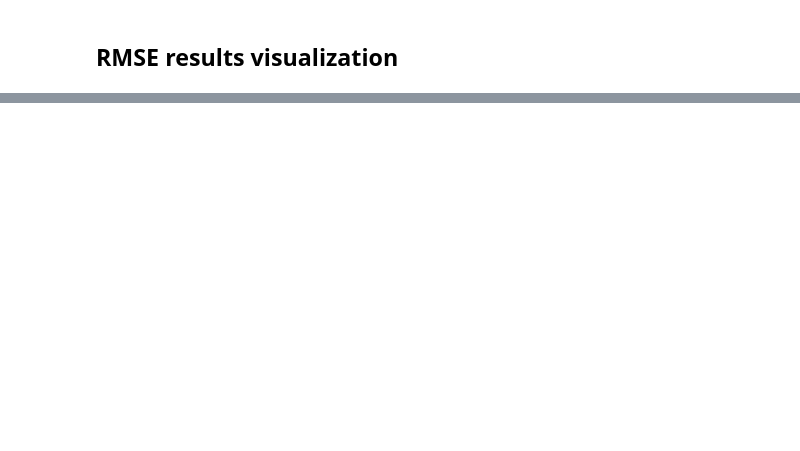
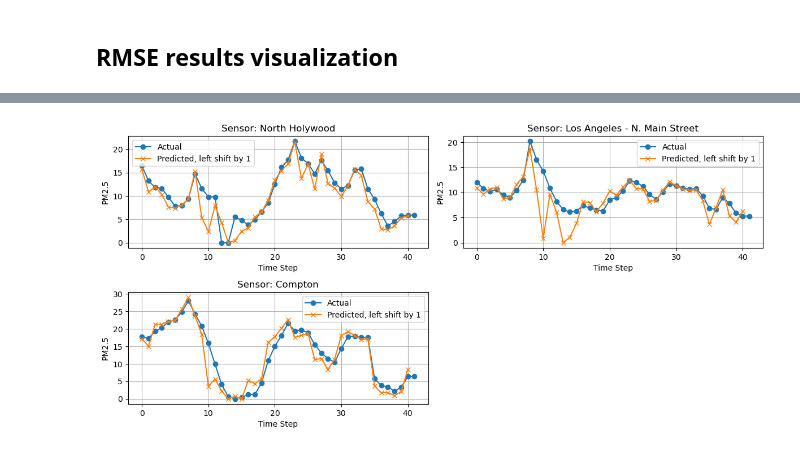
Before and after one commit to matthewgraca/hrrr-smoke-viz, a Jupyter notebook: experiments/5-frame-hrrr-airnow_convlstm_experiment.ipynb, the cells around one changed output, grey strips where cells are left out. Drawn from its saved outputs; the diff is of its cells as text; code cells hidden in the pictures; blank space fills up the shorter version.

```diff
--- a/experiments/5-frame-hrrr-airnow_convlstm_experiment.ipynb
+++ b/experiments/5-frame-hrrr-airnow_convlstm_experiment.ipynb
@@ -515,0 +525,17 @@ plt.show()
+# %%
+# left shift preds by 1
+plt.figure(figsize=(12, 8))
+#for i, sensor in enumerate(AD.air_sens_loc.keys()):
+for i, sensor in enumerate(air_sensor_loc):
+    plt.subplot(3, 2, i + 1)
+    plt.plot(y_test[:, i], label='Actual', marker='o')
+    plt.plot(y_pred[1:, i], label='Predicted, left shift by 1', marker='x')
+    plt.title(f'Sensor: {sensor}')
+    plt.xlabel('Time Step')
+    plt.ylabel('PM2.5')
+    plt.legend()
+    plt.grid(True)
+plt.tight_layout()
+plt.show()
+# %% [output]
+[figure, added]
```
Also changed, not shown: parts of 11 cells of this notebook, 7 other files.
